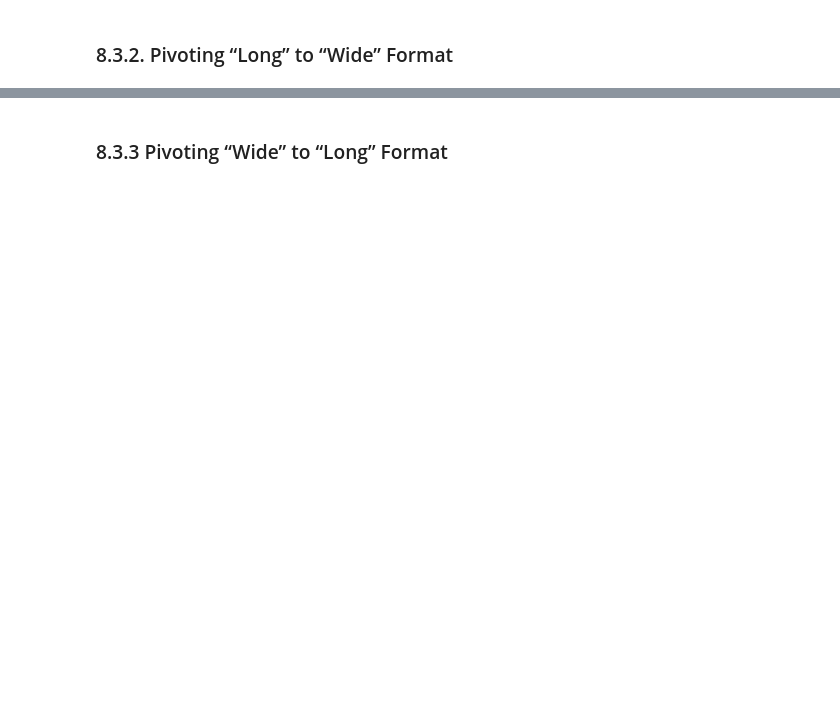
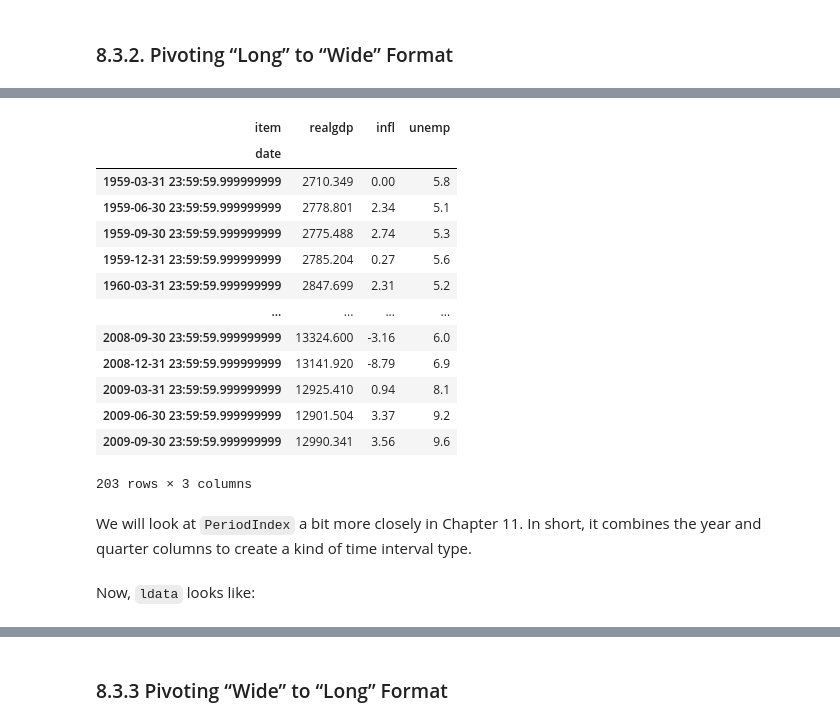
Before and after one commit to quangphu1912/Py-data-analysis-McKinney, a Jupyter notebook: 08_Data Wrangling_Join, Combine, and Reshape.ipynb, the cells around one changed output, grey strips where cells are left out. Cells and saved outputs as stored; diff of their text form; code cells hidden in the pictures; blank space fills up the shorter version.

```diff
--- a/08_Data Wrangling_Join, Combine, and Reshape.ipynb
+++ b/08_Data Wrangling_Join, Combine, and Reshape.ipynb
@@ -1046,0 +1198,18 @@ ldata = data.stack().reset_index().rename(columns={0: 'value'})
+# %%
+data.index = periods.to_timestamp('D', 'end')
+data
+# %% [output]
+| item | realgdp | infl | unemp |
+| date |  |  |  |
+| 1959-03-31 23:59:59.999999999 | 2710.349 | 0.00 | 5.8 |
+| 1959-06-30 23:59:59.999999999 | 2778.801 | 2.34 | 5.1 |
+| 1959-09-30 23:59:59.999999999 | 2775.488 | 2.74 | 5.3 |
+| 1959-12-31 23:59:59.999999999 | 2785.204 | 0.27 | 5.6 |
+| 1960-03-31 23:59:59.999999999 | 2847.699 | 2.31 | 5.2 |
+| ... | ... | ... | ... |
+| 2008-09-30 23:59:59.999999999 | 13324.600 | -3.16 | 6.0 |
+| 2008-12-31 23:59:59.999999999 | 13141.920 | -8.79 | 6.9 |
+| 2009-03-31 23:59:59.999999999 | 12925.410 | 0.94 | 8.1 |
+| 2009-06-30 23:59:59.999999999 | 12901.504 | 3.37 | 9.2 |
+| 2009-09-30 23:59:59.999999999 | 12990.341 | 3.56 | 9.6 |
+203 rows × 3 columns
@@ -1047,2 +1218,6 @@ ldata = data.stack().reset_index().rename(columns={0: 'value'})
+# %% [markdown]
+We will look at `PeriodIndex` a bit more closely in Chapter 11. In short, it combines the year and quarter columns to create a kind of time interval type.
+# %% [markdown]
+Now, `ldata` looks like:
 # %%
 ldata[:10]
```
Also changed, not shown: parts of 53 cells of this notebook.
